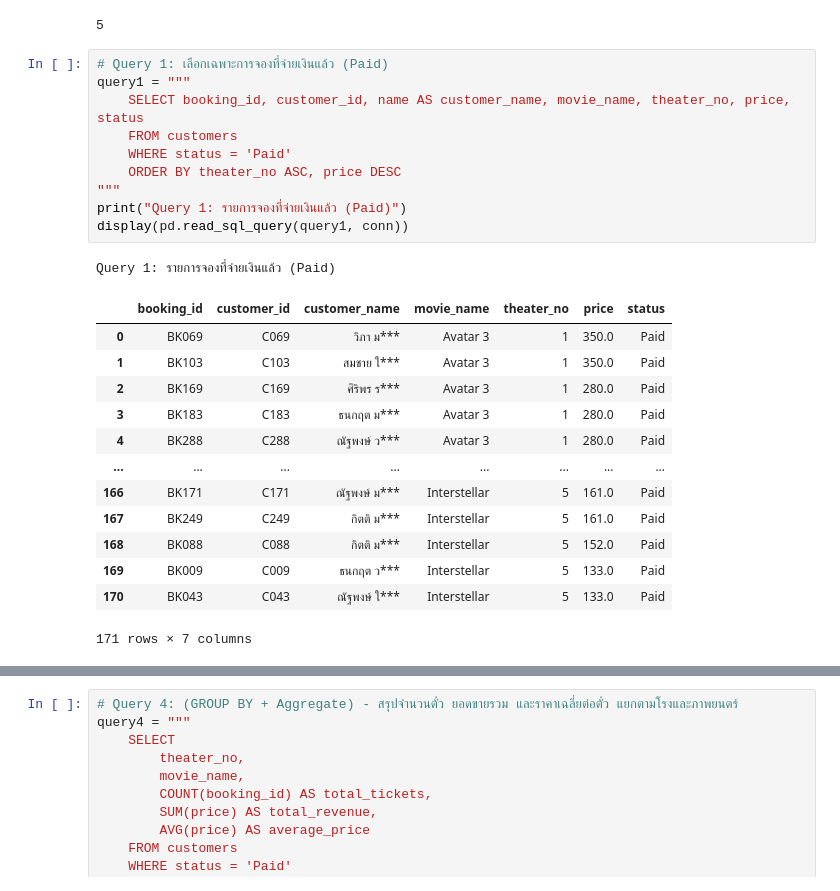
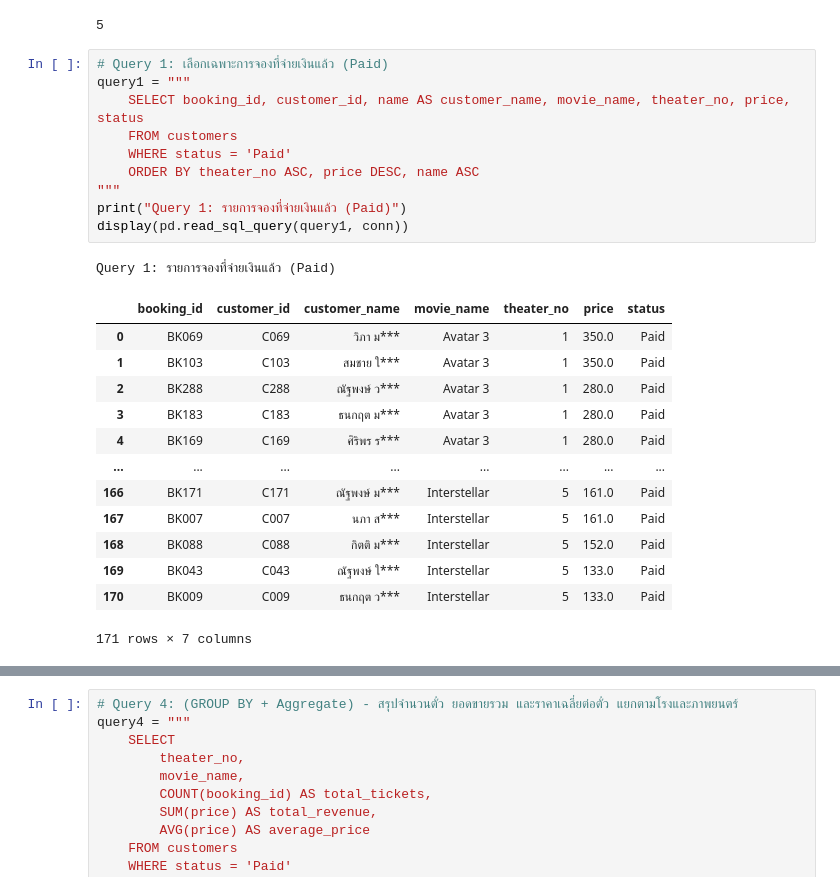
Before and after one commit to natthamonsmn/Cinema_Team, a Jupyter notebook: Cinema.ipynb, the cells around one changed output, grey strips where cells are left out. Saved outputs shown, nothing was run; the diff lists cells and outputs as text.

```diff
--- a/Cinema.ipynb
+++ b/Cinema.ipynb
@@ -976,27 +976,27 @@ df_movies.to_sql("movies", conn, if_exists="replace", index=False)
 # %%
 # Query 1: เลือกเฉพาะการจองที่จ่ายเงินแล้ว (Paid)
 query1 = """
     SELECT booking_id, customer_id, name AS customer_name, movie_name, theater_no, price, status
     FROM customers
     WHERE status = 'Paid'
-    ORDER BY theater_no ASC, price DESC
+    ORDER BY theater_no ASC, price DESC, name ASC
 """
 print("Query 1: รายการจองที่จ่ายเงินแล้ว (Paid)")
 display(pd.read_sql_query(query1, conn))
 # %% [output]
 Query 1: รายการจองที่จ่ายเงินแล้ว (Paid)
 |  | booking_id | customer_id | customer_name | movie_name | theater_no | price | status |
 | 0 | BK069 | C069 | วิภา ม*** | Avatar 3 | 1 | 350.0 | Paid |
 | 1 | BK103 | C103 | สมชาย ใ*** | Avatar 3 | 1 | 350.0 | Paid |
-| 2 | BK169 | C169 | ศิริพร ร*** | Avatar 3 | 1 | 280.0 | Paid |
+| 2 | BK288 | C288 | ณัฐพงษ์ ว*** | Avatar 3 | 1 | 280.0 | Paid |
 | 3 | BK183 | C183 | ธนกฤต ม*** | Avatar 3 | 1 | 280.0 | Paid |
-| 4 | BK288 | C288 | ณัฐพงษ์ ว*** | Avatar 3 | 1 | 280.0 | Paid |
+| 4 | BK169 | C169 | ศิริพร ร*** | Avatar 3 | 1 | 280.0 | Paid |
 | ... | ... | ... | ... | ... | ... | ... | ... |
 | 166 | BK171 | C171 | ณัฐพงษ์ ม*** | Interstellar | 5 | 161.0 | Paid |
-| 167 | BK249 | C249 | กิตติ ม*** | Interstellar | 5 | 161.0 | Paid |
+| 167 | BK007 | C007 | นภา ส*** | Interstellar | 5 | 161.0 | Paid |
 | 168 | BK088 | C088 | กิตติ ม*** | Interstellar | 5 | 152.0 | Paid |
-| 169 | BK009 | C009 | ธนกฤต ว*** | Interstellar | 5 | 133.0 | Paid |
-| 170 | BK043 | C043 | ณัฐพงษ์ ใ*** | Interstellar | 5 | 133.0 | Paid |
+| 169 | BK043 | C043 | ณัฐพงษ์ ใ*** | Interstellar | 5 | 133.0 | Paid |
+| 170 | BK009 | C009 | ธนกฤต ว*** | Interstellar | 5 | 133.0 | Paid |
 171 rows × 7 columns
 # %%
 # Query 2: (SELECT, WHERE, ORDER BY) - รายการจองที่ไม่สำเร็จทั้งหมด แยกดูตามโรง
```
Also changed, not shown: parts of 3 cells of this notebook.
